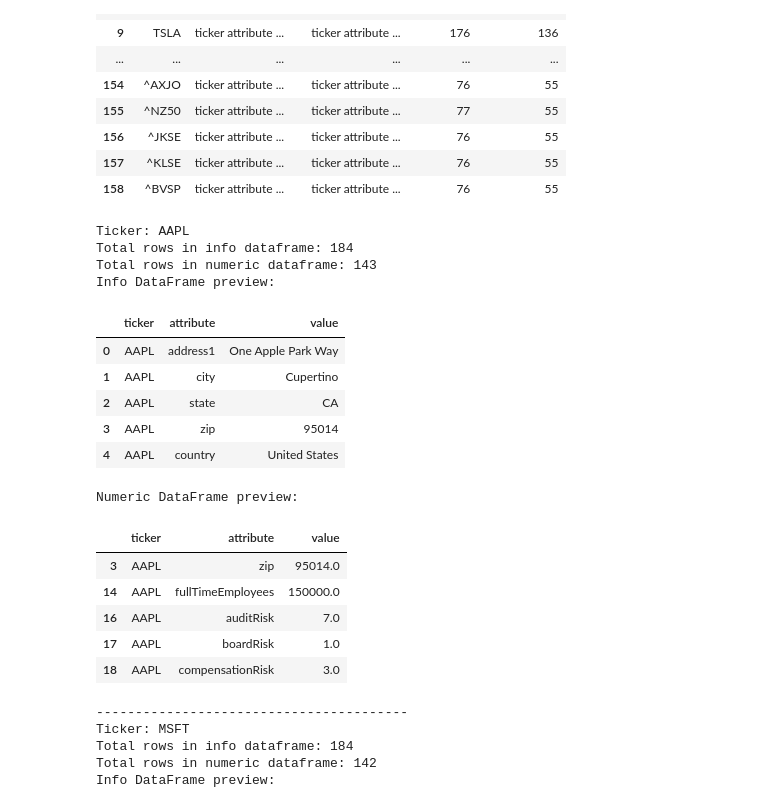
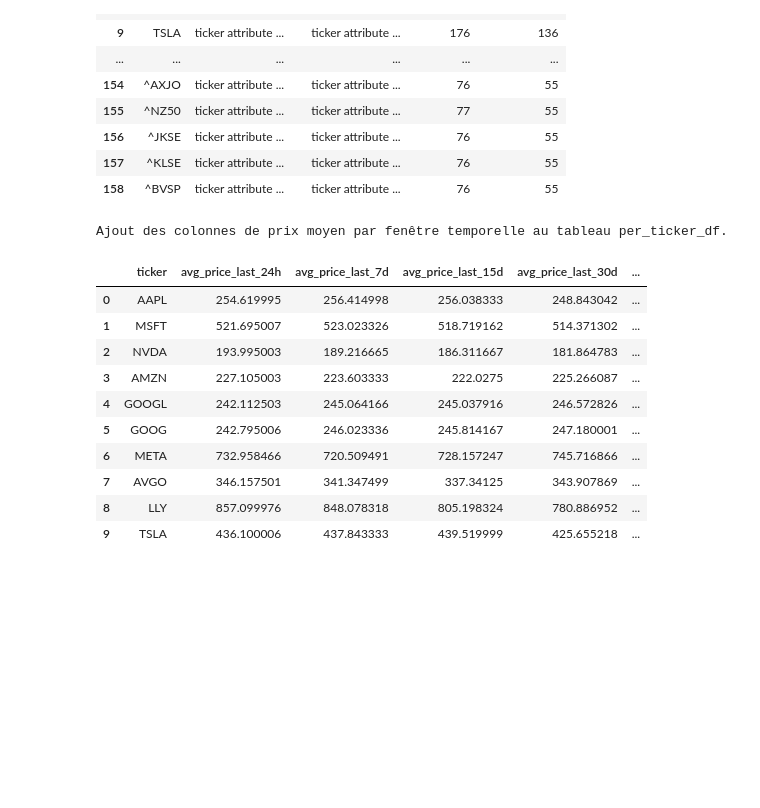
Before and after one commit to loic-marigny/stock-market-analysis, a Jupyter notebook: stock-market-analysis.ipynb, the cells around one changed output. Drawn from its saved outputs; the diff is of its cells as text; code cells hidden in the pictures; blank space fills up the shorter version.

Commit message:
Find values for previous timestamps

```diff
--- a/stock-market-analysis.ipynb
+++ b/stock-market-analysis.ipynb
@@ -643,43 +643,45 @@ Created dataframe container for 159 tickers.
 | 157 | ^KLSE | ticker attribute ... | ticker attribute ... | 76 | 55 |
 | 158 | ^BVSP | ticker attribute ... | ticker attribute ... | 76 | 55 |
 # %%
-i=0
-for _, row in per_ticker_df.iterrows():
-    i+=1
-    print(f"Ticker: {row['ticker']}")
-    print(f"Total rows in info dataframe: {row['rows_total']}")
-    print(f"Total rows in numeric dataframe: {row['rows_numeric']}")
-    print("Info DataFrame preview:")
-    display(row['info_dataframe'].head())
-    if row['numeric_dataframe'] is not None:
-        print("Numeric DataFrame preview:")
-        display(row['numeric_dataframe'].head())
-    else:
-        print("No numeric dataframe available.")
-    print("-" * 40)
-    if i > 2:
-        print("... Output truncated for brevity ...")
-        break
+window_labels = [
+    "avg_price_last_24h",
+    "avg_price_last_7d",
+    "avg_price_last_15d",
+    "avg_price_last_30d",
+    "avg_price_last_6m",
+    "avg_price_last_1y",
+]
+
+if "per_ticker_df" not in locals():
+    print("per_ticker_df n'est pas disponible ; exécutez la cellule précédente.")
+else:
+    per_ticker_df = per_ticker_df.copy()
+    for label in window_labels:
+        per_ticker_df.loc[:, label] = pd.NA
+
+    for row_idx, row in per_ticker_df.iterrows():
+        numeric_df = row["numeric_dataframe"]
+        if numeric_df is None or numeric_df.empty:
+            continue
+        attr_lookup = dict(zip(numeric_df["attribute"], numeric_df["value"]))
+        for label in window_labels:
+            value = attr_lookup.get(label)
+            if pd.notna(value):
+                per_ticker_df.at[row_idx, label] = float(value)
+
+    preview_columns = ["ticker", *window_labels]
+    print("Ajout des colonnes de prix moyen par fenêtre temporelle au tableau per_ticker_df.")
+    display(per_ticker_df[preview_columns].head(10))
 # %% [output]
-Ticker: AAPL
-Total rows in info dataframe: 184
-Total rows in numeric dataframe: 143
-Info DataFrame preview:
+Ajout des colonnes de prix moyen par fenêtre temporelle au tableau per_ticker_df.
-|  | ticker | attribute | value |
-| 0 | AAPL | address1 | One Apple Park Way |
-| 1 | AAPL | city | Cupertino |
-| 2 | AAPL | state | CA |
-| 3 | AAPL | zip | 95014 |
-| 4 | AAPL | country | United States |
+|  | ticker | avg_price_last_24h | avg_price_last_7d | avg_price_last_15d | avg_price_last_30d | ... |
+| 0 | AAPL | 254.619995 | 256.414998 | 256.038333 | 248.843042 | ... |
+| 1 | MSFT | 521.695007 | 523.023326 | 518.719162 | 514.371302 | ... |
+| 2 | NVDA | 193.995003 | 189.216665 | 186.311667 | 181.864783 | ... |
+| 3 | AMZN | 227.105003 | 223.603333 | 222.0275 | 225.266087 | ... |
+| 4 | GOOGL | 242.112503 | 245.064166 | 245.037916 | 246.572826 | ... |
+| 5 | GOOG | 242.795006 | 246.023336 | 245.814167 | 247.180001 | ... |
+| 6 | META | 732.958466 | 720.509491 | 728.157247 | 745.716866 | ... |
+| 7 | AVGO | 346.157501 | 341.347499 | 337.34125 | 343.907869 | ... |
+| 8 | LLY | 857.099976 | 848.078318 | 805.198324 | 780.886952 | ... |
+| 9 | TSLA | 436.100006 | 437.843333 | 439.519999 | 425.655218 | ... |
-Numeric DataFrame preview:
-|  | ticker | attribute | value |
-| 3 | AAPL | zip | 95014.0 |
-| 14 | AAPL | fullTimeEmployees | 150000.0 |
-| 16 | AAPL | auditRisk | 7.0 |
-| 17 | AAPL | boardRisk | 1.0 |
-| 18 | AAPL | compensationRisk | 3.0 |
-----------------------------------------
-Ticker: MSFT
-Total rows in info dataframe: 184
-Total rows in numeric dataframe: 142
-Info DataFrame preview:
```
Also changed, not shown: parts of 4 cells of this notebook.
